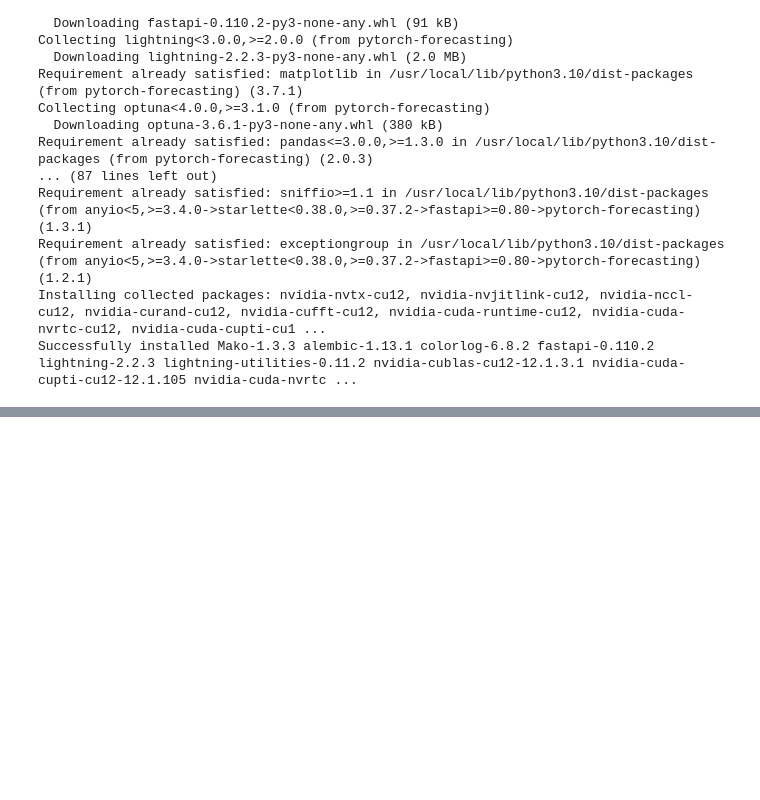
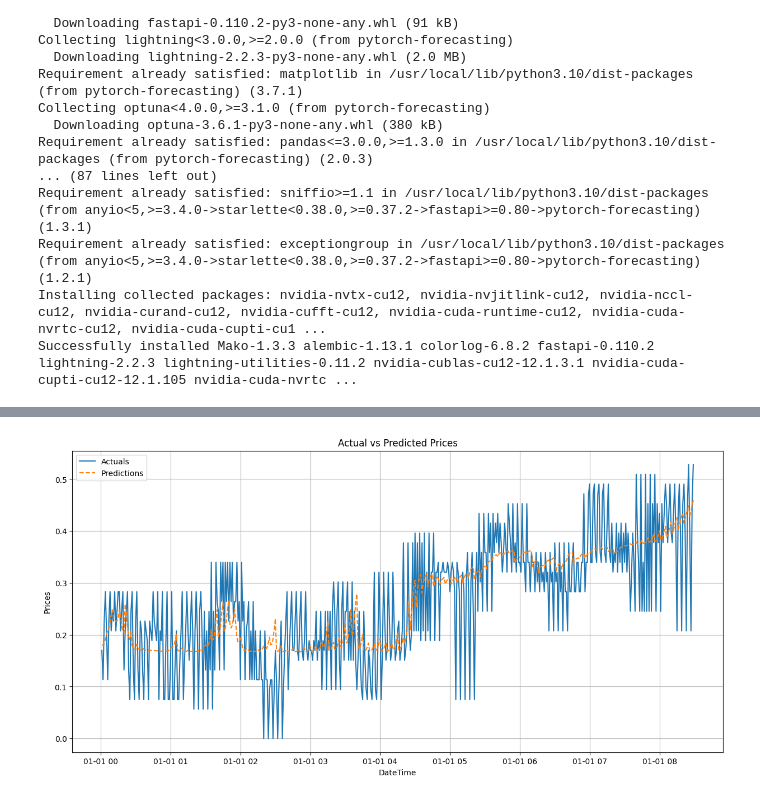
Before and after one commit to UoB-DSMP-2023-24/dsmp-2024-group22, a Jupyter notebook: TapesAnalysisTFT.ipynb, the cells around one changed output, grey strips where cells are left out. Cells and saved outputs as stored; diff of their text form; code cells hidden in the pictures; blank space fills up the shorter version.

Commit message:
TFT predictions visualisations

```diff
--- a/TapesAnalysisTFT.ipynb
+++ b/TapesAnalysisTFT.ipynb
@@ -293,0 +194,27 @@ AttributeError: 'Output' object has no attribute 'mean'
+# %%
+import pandas as pd
+import matplotlib.pyplot as plt
+
+
+actuals_np = actuals.numpy()
+predictions_np = predictions.numpy()
+
+results_df = pd.DataFrame({
+    'Actuals': actuals_np.flatten(),  # Flatten in case the data has more than one dimension per sample
+    'Predictions': predictions_np.flatten()
+})
+
+
+results_df['DateTime'] = final_data_frame['DateTime'].iloc[-len(actuals_np):].reset_index(drop=True)
+# %%
+plt.figure(figsize=(15, 7))
+plt.plot(results_df['DateTime'], results_df['Actuals'], label='Actuals')
+plt.plot(results_df['DateTime'], results_df['Predictions'], label='Predictions', linestyle='--')
+plt.title('Actual vs Predicted Prices')
+plt.xlabel('DateTime')
+plt.ylabel('Prices')
+plt.legend()
+plt.grid(True)
+plt.show()
+# %% [output]
+[figure, added]
```
Also changed, not shown: parts of 3 cells of this notebook.
